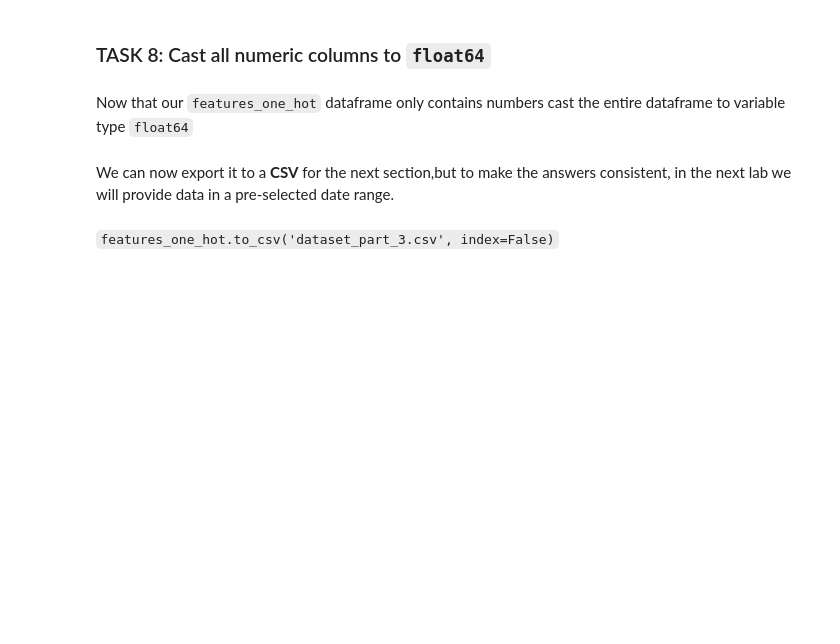
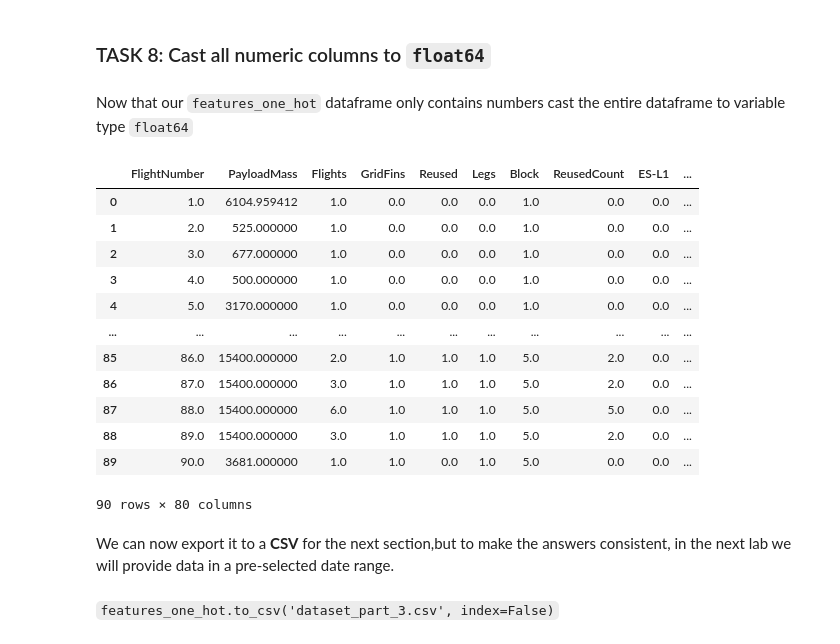
Before and after one commit to rhod-dev/IBM-datascience-capstone-spacex, a Jupyter notebook: EDA with Visualisation Lab 5.ipynb, the cells around one changed output. Drawn from its saved outputs; the diff is of its cells as text; code cells hidden in the pictures; blank space fills up the shorter version.

```diff
--- a/EDA with Visualisation Lab 5.ipynb
+++ b/EDA with Visualisation Lab 5.ipynb
@@ -251,0 +205,17 @@ See the caveats in the documentation: https://pandas.pydata.org/pandas-docs/stab
+# %%
+# HINT: Use get_dummies() function on the categorical columns
+features_one_hot = features
+
+features_one_hot = pd.concat([features_one_hot,pd.get_dummies(df['Orbit'])], axis=1)
+features_one_hot.drop(['Orbit'], axis = 1,inplace=True)
+
+features_one_hot = pd.concat([features_one_hot,pd.get_dummies(df['LaunchSite'])], axis=1)
+features_one_hot.drop(['LaunchSite'], axis = 1,inplace=True)
+
+features_one_hot = pd.concat([features_one_hot,pd.get_dummies(df['LandingPad'])], axis=1)
+features_one_hot.drop(['LandingPad'], axis = 1,inplace=True)
+
+features_one_hot = pd.concat([features_one_hot,pd.get_dummies(df['Serial'])], axis=1)
+features_one_hot.drop(['Serial'], axis = 1,inplace=True)
+
+features_one_hot.head()
@@ -255,10 +233,23 @@ See the caveats in the documentation: https://pandas.pydata.org/pandas-docs/stab
 Now that our <code>features_one_hot</code> dataframe only contains numbers cast the entire dataframe to variable type <code>float64</code>
 # %%
 # HINT: use astype function
-features_hot.astype('float64')
-features_hot
-
-features_hot.to_csv('dataset_part_3.csv',index=False)
+features_one_hot = features_one_hot.astype(float)
+features_one_hot.to_csv('dataset_part_3.csv',index=False)
+features_one_hot
+# %% [output]
+|  | FlightNumber | PayloadMass | Flights | GridFins | Reused | Legs | Block | ReusedCount | ES-L1 | ... |
+| 0 | 1.0 | 6104.959412 | 1.0 | 0.0 | 0.0 | 0.0 | 1.0 | 0.0 | 0.0 | ... |
+| 1 | 2.0 | 525.000000 | 1.0 | 0.0 | 0.0 | 0.0 | 1.0 | 0.0 | 0.0 | ... |
+| 2 | 3.0 | 677.000000 | 1.0 | 0.0 | 0.0 | 0.0 | 1.0 | 0.0 | 0.0 | ... |
+| 3 | 4.0 | 500.000000 | 1.0 | 0.0 | 0.0 | 0.0 | 1.0 | 0.0 | 0.0 | ... |
+| 4 | 5.0 | 3170.000000 | 1.0 | 0.0 | 0.0 | 0.0 | 1.0 | 0.0 | 0.0 | ... |
+| ... | ... | ... | ... | ... | ... | ... | ... | ... | ... | ... |
+| 85 | 86.0 | 15400.000000 | 2.0 | 1.0 | 1.0 | 1.0 | 5.0 | 2.0 | 0.0 | ... |
+| 86 | 87.0 | 15400.000000 | 3.0 | 1.0 | 1.0 | 1.0 | 5.0 | 2.0 | 0.0 | ... |
+| 87 | 88.0 | 15400.000000 | 6.0 | 1.0 | 1.0 | 1.0 | 5.0 | 5.0 | 0.0 | ... |
+| 88 | 89.0 | 15400.000000 | 3.0 | 1.0 | 1.0 | 1.0 | 5.0 | 2.0 | 0.0 | ... |
+| 89 | 90.0 | 3681.000000 | 1.0 | 1.0 | 0.0 | 1.0 | 5.0 | 0.0 | 0.0 | ... |
+90 rows × 80 columns
 # %% [markdown]
 We can now export it to a <b>CSV</b> for the next section,but to make the answers consistent, in the next lab we will provide data in a pre-selected date range.
 # %% [markdown]
```
Also changed, not shown: parts of 10 cells of this notebook.
